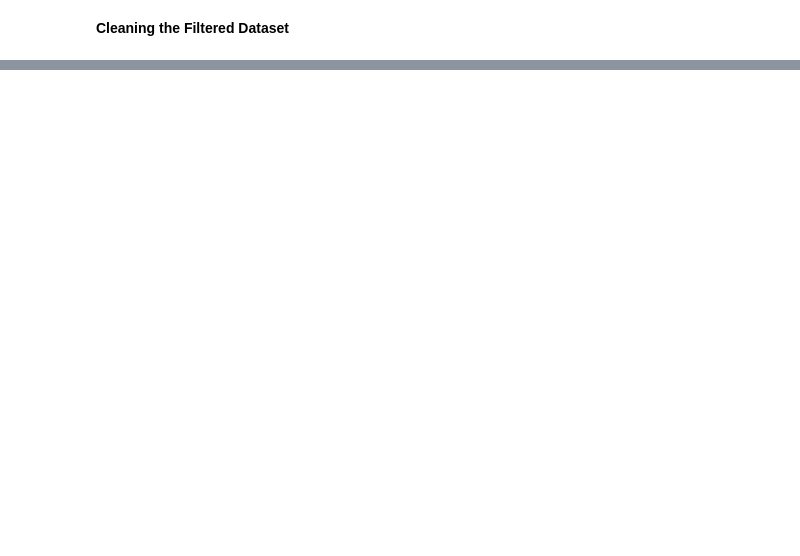
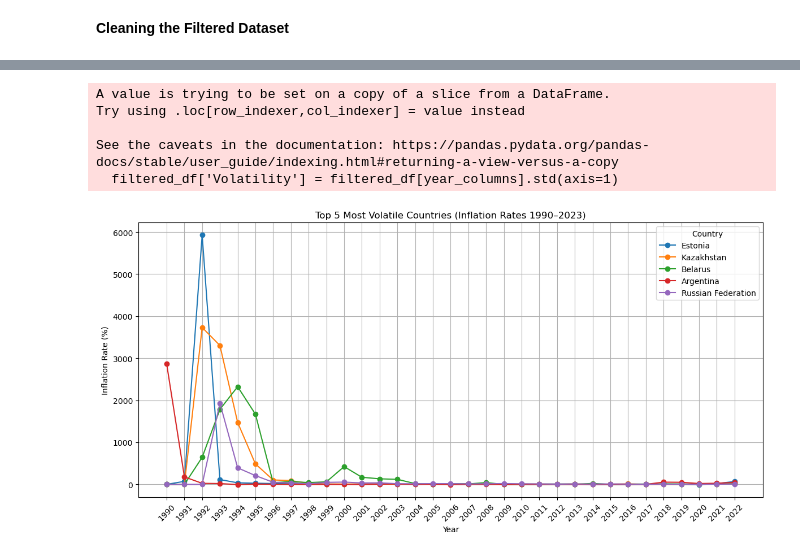
Before and after one commit to heatherrichardson300/Project_1_Inflation, a Jupyter notebook: Jeremy_work/GlobalEnergyConsumption.ipynb, the cells around one changed output, grey strips where cells are left out. Saved outputs shown, nothing was run; the diff lists cells and outputs as text; code cells hidden in the pictures; blank space fills up the shorter version.

```diff
--- a/Jeremy_work/GlobalEnergyConsumption.ipynb
+++ b/Jeremy_work/GlobalEnergyConsumption.ipynb
@@ -99,0 +194,41 @@ Length: 64, dtype: int64
+# %%
+# Step 1: Identify the year columns (1990–2023)
+year_columns = [col for col in fixed_energy_df.columns if col.isdigit() and 1990 <= int(col) <= 2023]
+
+# Step 2: Filter the DataFrame to keep only country and year columns
+filtered_df = fixed_energy_df[['Country'] + year_columns]
+
+# Step 3: Calculate volatility (standard deviation) for each country across the years
+filtered_df['Volatility'] = filtered_df[year_columns].std(axis=1)
+
+# Step 4: Identify the top 5 most volatile countries
+top_5_countries = filtered_df.nlargest(5, 'Volatility')['Country']
+
+# Step 5: Filter the DataFrame for the top 5 most volatile countries
+top_5_df = filtered_df[filtered_df['Country'].isin(top_5_countries)]
+
+# Step 6: Plot the inflation rates for the top 5 countries
+plt.figure(figsize=(12, 6))
+
+for country in top_5_countries:
+    country_data = top_5_df[top_5_df['Country'] == country]
+    plt.plot(year_columns, country_data.iloc[0][year_columns], label=country, marker='o')
+
+# Customize the plot
+plt.title('Top 5 Most Volatile Countries (Inflation Rates 1990–2023)')
+plt.xlabel('Year')
+plt.ylabel('Inflation Rate (%)')
+plt.legend(title='Country')
+plt.xticks(rotation=45)
+plt.grid()
+plt.tight_layout()
+
+# Show the plot
+plt.show()
+# %% [output]
+A value is trying to be set on a copy of a slice from a DataFrame.
+Try using .loc[row_indexer,col_indexer] = value instead
+
+See the caveats in the documentation: https://pandas.pydata.org/pandas-docs/stable/user_guide/indexing.html#returning-a-view-versus-a-copy
+  filtered_df['Volatility'] = filtered_df[year_columns].std(axis=1)
+[figure, added]
```
Also changed, not shown: parts of 14 cells of this notebook, 9 other files.
